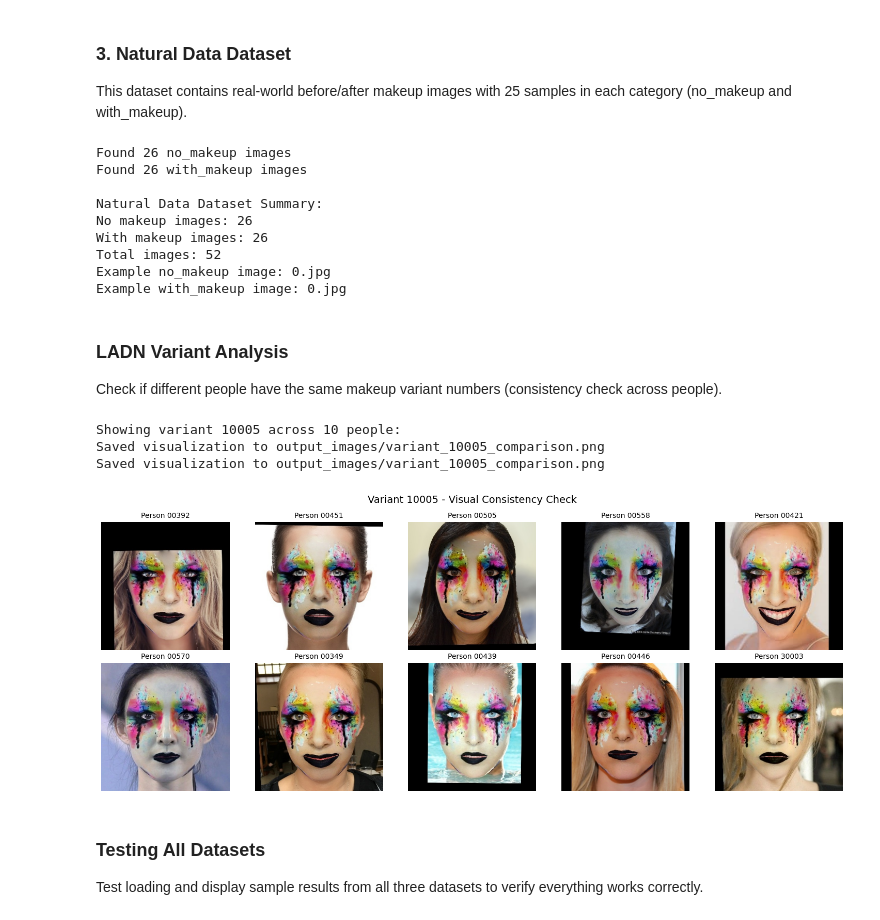
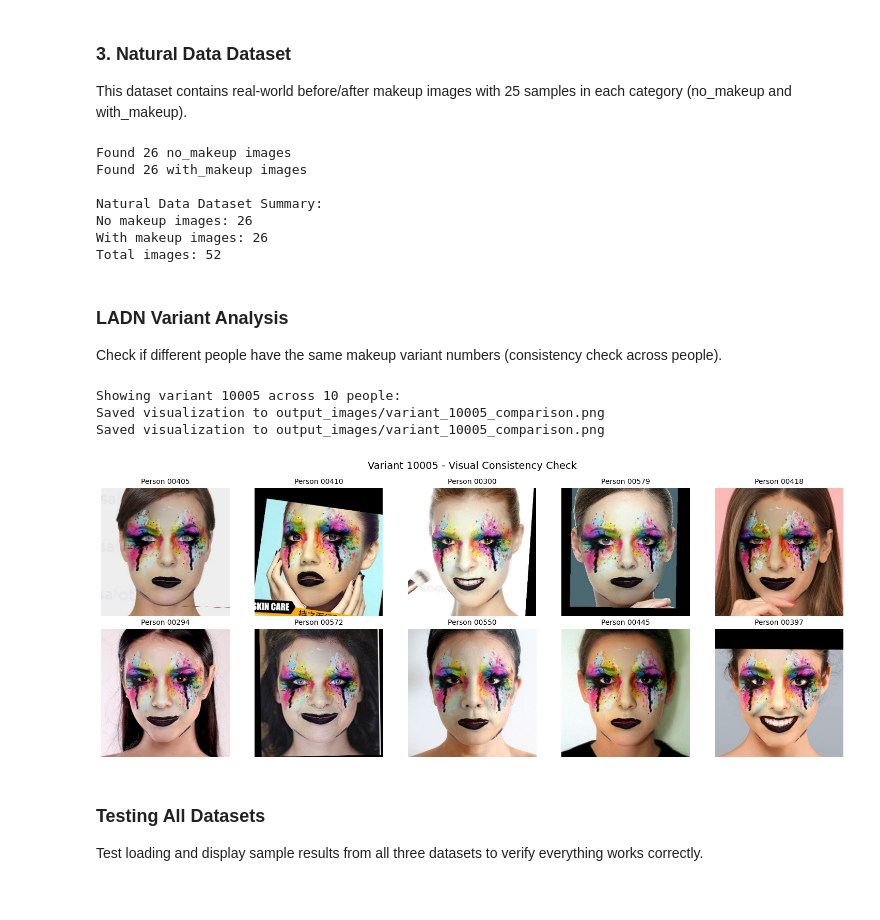
Before and after one commit to FrankVanDerVelde/master_applied-artificial_intelligence, a Jupyter notebook: symposium/face_recognition_and_age_estimation_experiments.ipynb, the cells around one changed output. Drawn from its saved outputs; the diff is of its cells as text; code cells hidden in the pictures.

```diff
--- a/symposium/face_recognition_and_age_estimation_experiments.ipynb
+++ b/symposium/face_recognition_and_age_estimation_experiments.ipynb
@@ -1010,27 +769,19 @@ Example person: 015317
 ### 2. LADN Dataset
 This dataset contains synthetic makeup variants with naming pattern: `XXXXX_YYYYY` where XXXXX is the person reference and YYYYY is the variant number.
 # %%
-# Path to makeup blend dataset
 MAKEUP_BLEND_PATH = "data/makeup/blend"
 
 def load_makeup_blend_dataset(data_path, max_samples=100):
-    """
-    Load makeup blend dataset with naming pattern: XXXXX_YYYYY
-    where XXXXX is person reference and YYYYY is variant number.
-    """
     dataset = defaultdict(list)
 
     if not os.path.exists(data_path):
-        print(f"Warning: Path {data_path} does not exist!")
+        print(f"Warning: Path {data_path} does not exist")
         return dict(dataset)
 
-    # Get all image files
     image_files = [f for f in os.listdir(data_path) if f.lower().endswith(('.png', '.jpg', '.jpeg'))]
     print(f"Found {len(image_files)} images in LADN dataset")
 
-    # Parse filenames and organize by person
     for img_file in image_files:
-        # Extract person_id and variant_id from filename
         name_without_ext = os.path.splitext(img_file)[0]
         if '_' in name_without_ext:
             try:
@@ -1041,14 +792,12 @@ def load_makeup_blend_dataset(data_path, max_samples=100):
                     'full_path': os.path.join(data_path, img_file)
                 })
             except ValueError:
-                print(f"Skipping file with unexpected naming pattern: {img_file}")
+                continue
 
-    # Convert to regular dict and sort variants
     dataset = dict(dataset)
     for person_id in dataset:
         dataset[person_id].sort(key=lambda x: x['variant_id'])
 
-    # Limit samples if specified
     if max_samples and len(dataset) > max_samples:
         selected_people = random.sample(list(dataset.keys()), max_samples)
         dataset = {person_id: dataset[person_id] for person_id in selected_people}
@@ -1057,28 +806,17 @@ def load_makeup_blend_dataset(data_path, max_samples=100):
     print(f"Loaded {len(dataset)} people from LADN dataset")
     return dataset
 
-# Load makeup blend dataset
 makeup_blend_data = load_makeup_blend_dataset(MAKEUP_BLEND_PATH, max_samples=100)
 
-# Display summary
 if makeup_blend_data:
     print(f"\nLADN Dataset Summary:")
     print(f"Total people: {len(makeup_blend_data)}")
 
     variant_counts = [len(variants) for variants in makeup_blend_data.values()]
     print(f"Average variants per person: {np.mean(variant_counts):.1f}")
-    print(f"Min variants per person: {min(variant_counts)}")
-    print(f"Max variants per person: {max(variant_counts)}")
-
-    # Show example person
-    example_person = list(makeup_blend_data.keys())[0]
-    print(f"\nExample person {example_person} has {len(makeup_blend_data[example_person])} variants:")
-    for variant in makeup_blend_data[example_person][:5]:  # Show first 5 variants
-        print(f"  - Variant {variant['variant_id']}: {variant['filename']}")
-    if len(makeup_blend_data[example_person]) > 5:
-        print(f"  ... and {len(makeup_blend_data[example_person]) - 5} more variants")
+    print(f"Min variants: {min(variant_counts)}, Max variants: {max(variant_counts)}")
 else:
-    print("No LADN data loaded!")
+    print("No LADN data loaded")
 # %% [output]
 Found 125368 images in LADN dataset
 Randomly selected 100 people
@@ -1175,58 +868,40 @@ FFHQ needs: 37668 / 6 = 6278 people
 ### 3. Natural Data Dataset
 This dataset contains real-world before/after makeup images with 25 samples in each category (no_makeup and with_makeup).
 # %%
-# Path to natural data dataset
 NATURAL_DATA_PATH = "data/natural_data"
 
 def load_natural_data_dataset(data_path):
-    """
-    Load natural data dataset with before/after makeup images.
-    Expected structure: no_makeup/ and with_makeup/ folders.
-    """
     dataset = {
         'no_makeup': [],
         'with_makeup': []
     }
 
     if not os.path.exists(data_path):
-        print(f"Warning: Path {data_path} does not exist!")
+        print(f"Warning: Path {data_path} does not exist")
         return dataset
 
-    # Load no_makeup images
     no_makeup_path = os.path.join(data_path, "no_makeup")
     if os.path.exists(no_makeup_path):
         no_makeup_files = [f for f in os.listdir(no_makeup_path)
                           if f.lower().endswith(('.png', '.jpg', '.jpeg'))]
         dataset['no_makeup'] = [os.path.join(no_makeup_path, f) for f in no_makeup_files]
         print(f"Found {len(dataset['no_makeup'])} no_makeup images")
-    else:
-        print(f"Warning: no_makeup folder not found in {data_path}")
 
-    # Load with_makeup images
     with_makeup_path = os.path.join(data_path, "with_makeup")
     if os.path.exists(with_makeup_path):
         with_makeup_files = [f for f in os.listdir(with_makeup_path)
                             if f.lower().endswith(('.png', '.jpg', '.jpeg'))]
         dataset['with_makeup'] = [os.path.join(with_makeup_path, f) for f in with_makeup_files]
         print(f"Found {len(dataset['with_makeup'])} with_makeup images")
-    else:
-        print(f"Warning: with_makeup folder not found in {data_path}")
 
     return dataset
 
-# Load natural data dataset
 natural_data = load_natural_data_dataset(NATURAL_DATA_PATH)
 
-# Display summary
 print(f"\nNatural Data Dataset Summary:")
 print(f"No makeup images: {len(natural_data['no_makeup'])}")
 print(f"With makeup images: {len(natural_data['with_makeup'])}")
 print(f"Total images: {len(natural_data['no_makeup']) + len(natural_data['with_makeup'])}")
-
-if natural_data['no_makeup']:
-    print(f"Example no_makeup image: {os.path.basename(natural_data['no_makeup'][0])}")
-if natural_data['with_makeup']:
-    print(f"Example with_makeup image: {os.path.basename(natural_data['with_makeup'][0])}")
 # %% [output]
 Found 26 no_makeup images
 Found 26 with_makeup images
@@ -1235,19 +910,15 @@ Natural Data Dataset Summary:
 No makeup images: 26
 With makeup images: 26
 Total images: 52
-Example no_makeup image: 0.jpg
-Example with_makeup image: 0.jpg
 # %% [markdown]
 ### LADN Variant Analysis
 Check if different people have the same makeup variant numbers (consistency check across people).
 # %%
 def show_variant_across_people(makeup_data, target_variant="10005", max_people=10):
-    """Show specific variant across different people for visual comparison."""
     if not makeup_data:
-        print("No makeup data available!")
+        print("No makeup data available")
         return
 
-    # Find people who have the target variant
     people_with_variant = []
     for person_id, variants in makeup_data.items():
         for variant_info in variants:
@@ -1259,54 +930,47 @@ def show_variant_across_people(makeup_data, target_variant="10005", max_people=1
                 break
 
     if not people_with_variant:
-        print(f"Variant {target_variant} not found in any person!")
+        print(f"Variant {target_variant} not found")
         return
 
-    # Limit to max_people
     people_with_variant = people_with_variant[:max_people]
-
     print(f"Showing variant {target_variant} across {len(people_with_variant)} people:")
 
-    # Display in 2 rows of 5
     fig, axes = plt.subplots(2, 5, figsize=(15, 6))
     axes = axes.flatten()
 
     for idx, person_info in enumerate(people_with_variant):
         try:
             img = Image.open(person_info['path'])
             axes[idx].imshow(img)
             axes[idx].set_title(f"Person {person_info['person_id']}", fontsize=10)
             axes[idx].axis('off')
         except Exception as e:
             axes[idx].text(0.5, 0.5, f"Error\n{person_info['person_id']}",
                          ha='center', va='center', transform=axes[idx].transAxes)
             axes[idx].axis('off')
 
-    # Hide unused subplots
     for idx in range(len(people_with_variant), 10):
         axes[idx].axis('off')
 
     plt.suptitle(f'Variant {target_variant} - Visual Consistency Check', fontsize=14)
     plt.tight_layout()
 
-    # Save the figure
     os.makedirs('output_images', exist_ok=True)
     save_path = f'output_images/variant_{target_variant}_comparison.png'
     plt.savefig(save_path, dpi=300, bbox_inches='tight')
     print(f"Saved visualization to {save_path}")
-
     plt.show()
 
-# Show variant 10005 across 10 people
 if makeup_blend_data:
     show_variant_across_people(makeup_blend_data, target_variant="10005", max_people=10)
 else:
-    print("No LADN data loaded!")
+    print("No LADN data loaded")
 # %% [output]
 Showing variant 10005 across 10 people:
 Saved visualization to output_images/variant_10005_comparison.png
 Saved visualization to output_images/variant_10005_comparison.png
-[figure, old version]
+[figure, new version]
 # %% [markdown]
 ### Testing All Datasets
 Test loading and display sample results from all three datasets to verify everything works correctly.
```
Also changed, not shown: parts of 36 cells of this notebook.
